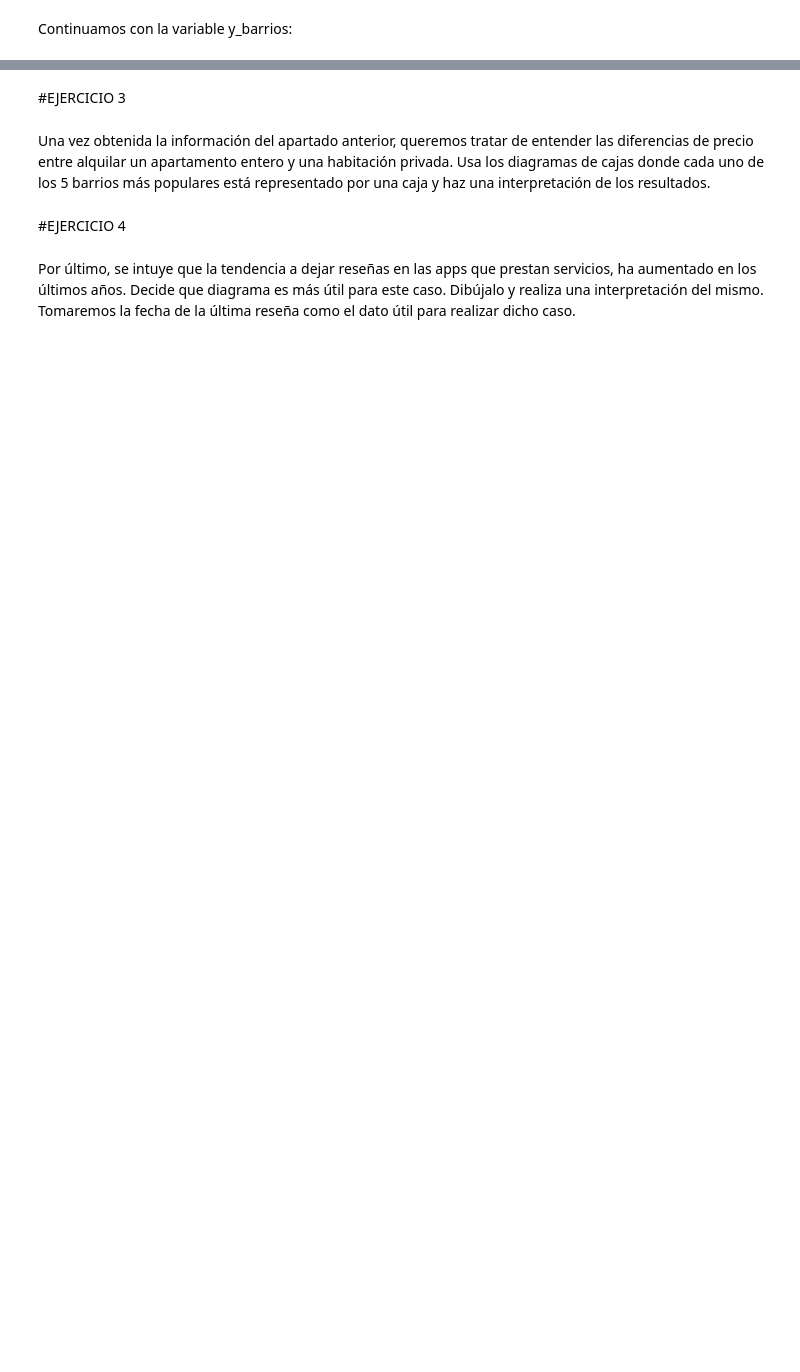
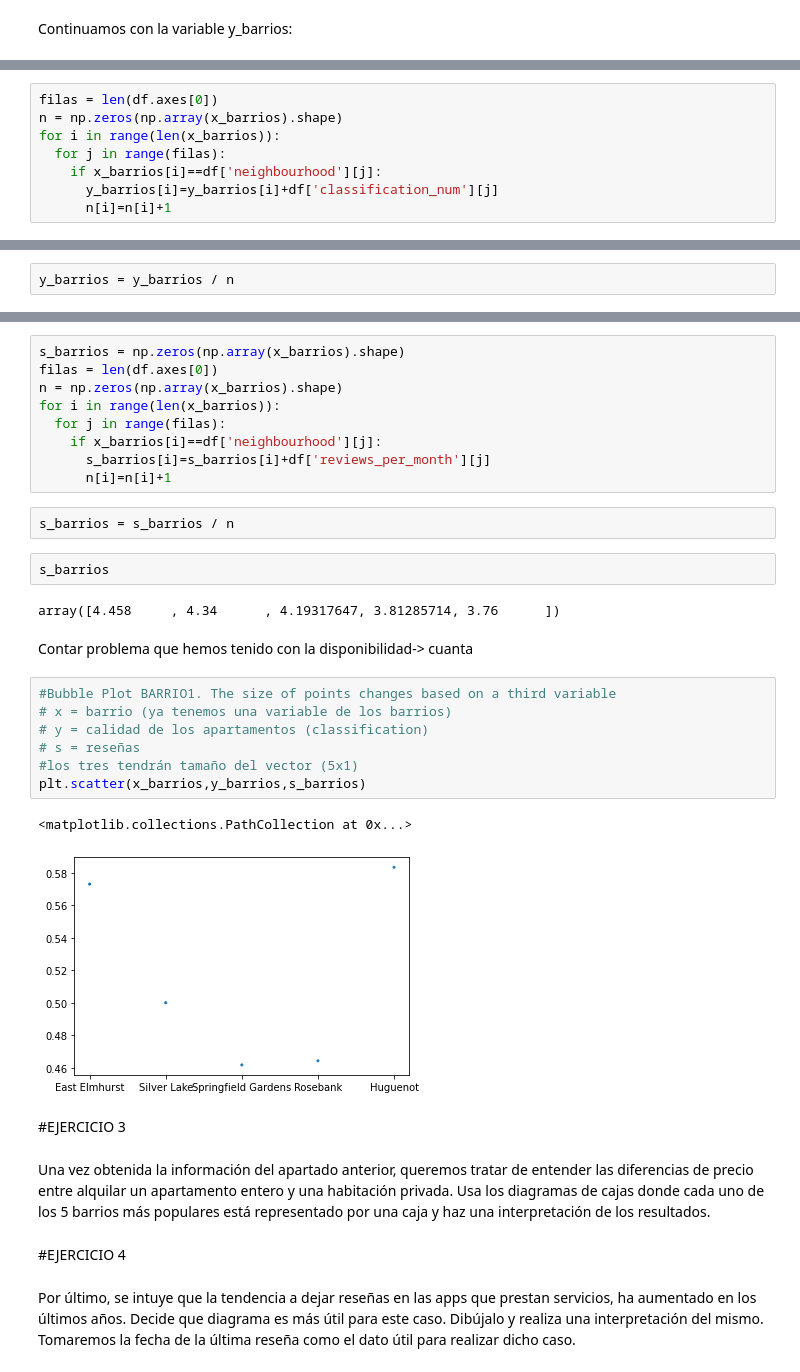
Before and after one commit to amayasarasacolina/MineriaL1P1, a Jupyter notebook: L1P1.ipynb, the cells around one changed output, grey strips where cells are left out. Cells and saved outputs as stored; diff of their text form; blank space fills up the shorter version.

```diff
--- a/L1P1.ipynb
+++ b/L1P1.ipynb
@@ -657,0 +634,8 @@ NameError: ignored
+# %%
+filas = len(df.axes[0])
+n = np.zeros(np.array(x_barrios).shape)
+for i in range(len(x_barrios)):
+  for j in range(filas):
+    if x_barrios[i]==df['neighbourhood'][j]:
+      y_barrios[i]=y_barrios[i]+df['classification_num'][j]
+      n[i]=n[i]+1
@@ -657,0 +646,2 @@ NameError: ignored
+# %%
+y_barrios = y_barrios / n
@@ -658,3 +663,30 @@ NameError: ignored
+# %%
+s_barrios = np.zeros(np.array(x_barrios).shape)
+filas = len(df.axes[0])
+n = np.zeros(np.array(x_barrios).shape)
+for i in range(len(x_barrios)):
+  for j in range(filas):
+    if x_barrios[i]==df['neighbourhood'][j]:
+      s_barrios[i]=s_barrios[i]+df['reviews_per_month'][j]
+      n[i]=n[i]+1
+# %%
+s_barrios = s_barrios / n
+# %%
+s_barrios
+# %% [output]
+array([4.458     , 4.34      , 4.19317647, 3.81285714, 3.76      ])
+# %% [markdown]
+Contar problema que hemos tenido con la disponibilidad-> cuanta
+# %%
+#Bubble Plot BARRIO1. The size of points changes based on a third variable
+# x = barrio (ya tenemos una variable de los barrios)
+# y = calidad de los apartamentos (classification)
+# s = reseñas
+#los tres tendrán tamaño del vector (5x1)
+plt.scatter(x_barrios,y_barrios,s_barrios)
+# %% [output]
+<matplotlib.collections.PathCollection at 0x...>
+[figure, added]
 # %% [markdown]
 #EJERCICIO 3
 # %% [markdown]
```
Also changed, not shown: parts of 41 cells of this notebook.
